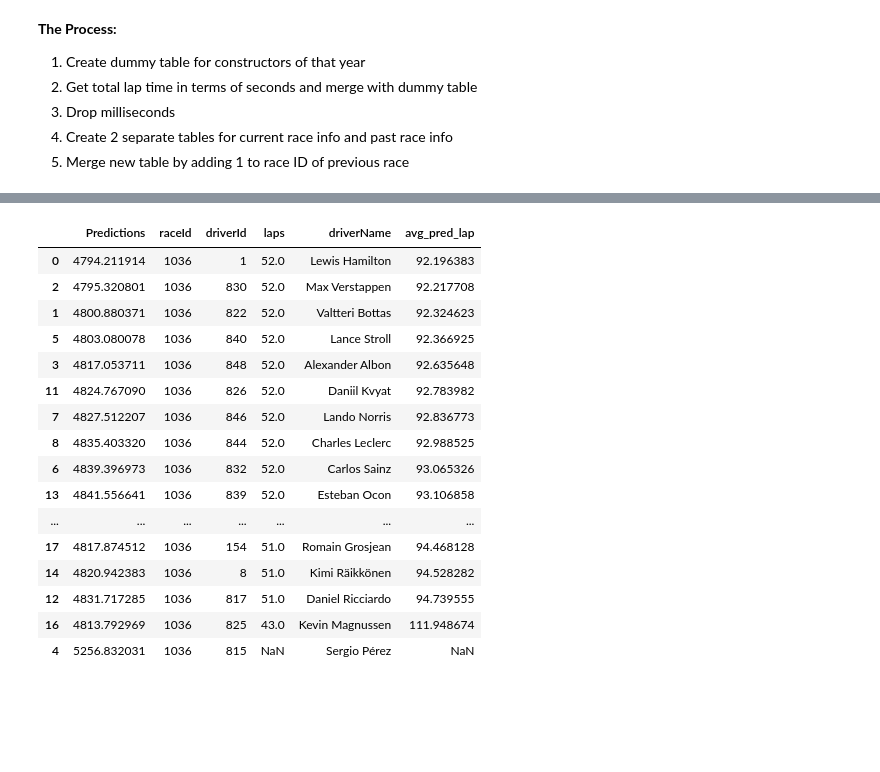
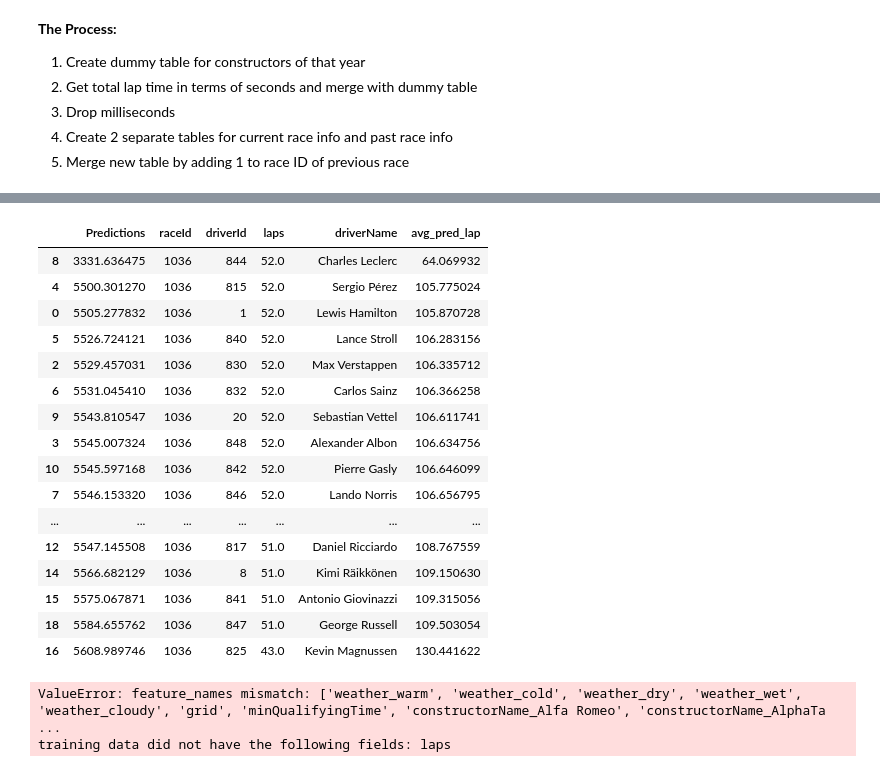
Before and after one commit to abcdefg781/f1.github.io, a Jupyter notebook: Predictive Modeling.ipynb, the cells around one changed output, grey strips where cells are left out. Saved outputs shown, nothing was run; the diff lists cells and outputs as text; code cells hidden in the pictures; blank space fills up the shorter version.

```diff
--- a/Predictive Modeling.ipynb
+++ b/Predictive Modeling.ipynb
@@ -454,0 +648,3 @@ temp2
+# %%
+model.fit(unp_x, unp_y)
+model.score(unp_x, unp_y)
@@ -454,0 +653,11 @@ temp2
+# %%
+sp_preds = model.predict(unp_test_x)
+sp_preds_df = pd.DataFrame({'Predictions' : sp_preds})
+merged_sp_df = pd.merge(sp_preds_df, x_test1[["raceId", "driverId", "laps"]], left_index = True, right_index = True)
+full_sp_df = pd.merge(merged_sp_df, drivers[["driverName", "driverId"]], on = "driverId")
+for i in range(len(full_sp_df["driverName"])):
+    if full_sp_df["driverName"][i] == "Sergio Pérez":
+        full_sp_df["laps"][i] = 52.0
+full_sp_df["avg_lap_time"] = full_sp_df["Predictions"] / full_sp_df.laps
+
+full_sp_df.sort_values("avg_lap_time")
@@ -455,7 +684,6 @@ temp2
 # %%
-# Train on this above data
-x = shortened_df.iloc[:, 6:]
-x = x.drop(columns = "laps")
-x["fastestLapSpeed"] = pd.to_numeric(x["fastestLapSpeed"])
-x["finishingPosition"] = pd.to_numeric(x["finishingPosition"])
-y = shortened_df.iloc[:, 5]
+unp_x = shortened_df.iloc[:, 6:]
+unp_x = unp_x.drop(columns = "laps")
+unp_x["fastestLapSpeed"] = pd.to_numeric(unp_x["fastestLapSpeed"])
+unp_x["finishingPosition"] = pd.to_numeric(unp_x["finishingPosition"])
+unp_y = shortened_df.iloc[:, 5]
@@ -475,0 +690,4 @@ XGBRegressor(base_score=0.5, booster='gbtree', colsample_bylevel=1,
+# %%
+xgb_model = xgb.XGBRegressor(n_estimators = 300, max_depth = 9, random_state = 1)
+xgb_model.fit(unp_x, unp_y)
+xgb_model.score(unp_x, unp_y)
@@ -533,27 +733,30 @@ x_test
 # %%
 # Predict on x_test
-sp_preds = model.predict(x_test)
+sp_preds = xgb_model.predict(x_test)
 sp_preds_df = pd.DataFrame({'Predictions' : sp_preds})
 sp_preds_df
 merged_sp_df = pd.merge(sp_preds_df, x_test1[["raceId", "driverId", "laps"]], left_index = True, right_index = True)
 full_sp_df = pd.merge(merged_sp_df, drivers[["driverName", "driverId"]], on = "driverId")
+for i in range(len(full_sp_df["driverName"])):
+    if full_sp_df["driverName"][i] == "Sergio Pérez":
+        full_sp_df["laps"][i] = 52.0
 full_sp_df["avg_pred_lap"] = full_sp_df.Predictions / full_sp_df.laps
 full_sp_df.sort_values("avg_pred_lap")
 # %% [output]
 |  | Predictions | raceId | driverId | laps | driverName | avg_pred_lap |
-| 0 | 4794.211914 | 1036 | 1 | 52.0 | Lewis Hamilton | 92.196383 |
-| 2 | 4795.320801 | 1036 | 830 | 52.0 | Max Verstappen | 92.217708 |
-| 1 | 4800.880371 | 1036 | 822 | 52.0 | Valtteri Bottas | 92.324623 |
-| 5 | 4803.080078 | 1036 | 840 | 52.0 | Lance Stroll | 92.366925 |
-| 3 | 4817.053711 | 1036 | 848 | 52.0 | Alexander Albon | 92.635648 |
-| 11 | 4824.767090 | 1036 | 826 | 52.0 | Daniil Kvyat | 92.783982 |
-| 7 | 4827.512207 | 1036 | 846 | 52.0 | Lando Norris | 92.836773 |
-| 8 | 4835.403320 | 1036 | 844 | 52.0 | Charles Leclerc | 92.988525 |
-| 6 | 4839.396973 | 1036 | 832 | 52.0 | Carlos Sainz | 93.065326 |
-| 13 | 4841.556641 | 1036 | 839 | 52.0 | Esteban Ocon | 93.106858 |
+| 8 | 3331.636475 | 1036 | 844 | 52.0 | Charles Leclerc | 64.069932 |
+| 4 | 5500.301270 | 1036 | 815 | 52.0 | Sergio Pérez | 105.775024 |
+| 0 | 5505.277832 | 1036 | 1 | 52.0 | Lewis Hamilton | 105.870728 |
+| 5 | 5526.724121 | 1036 | 840 | 52.0 | Lance Stroll | 106.283156 |
+| 2 | 5529.457031 | 1036 | 830 | 52.0 | Max Verstappen | 106.335712 |
+| 6 | 5531.045410 | 1036 | 832 | 52.0 | Carlos Sainz | 106.366258 |
+| 9 | 5543.810547 | 1036 | 20 | 52.0 | Sebastian Vettel | 106.611741 |
+| 3 | 5545.007324 | 1036 | 848 | 52.0 | Alexander Albon | 106.634756 |
+| 10 | 5545.597168 | 1036 | 842 | 52.0 | Pierre Gasly | 106.646099 |
+| 7 | 5546.153320 | 1036 | 846 | 52.0 | Lando Norris | 106.656795 |
 | ... | ... | ... | ... | ... | ... | ... |
-| 17 | 4817.874512 | 1036 | 154 | 51.0 | Romain Grosjean | 94.468128 |
-| 14 | 4820.942383 | 1036 | 8 | 51.0 | Kimi Räikkönen | 94.528282 |
-| 12 | 4831.717285 | 1036 | 817 | 51.0 | Daniel Ricciardo | 94.739555 |
-| 16 | 4813.792969 | 1036 | 825 | 43.0 | Kevin Magnussen | 111.948674 |
-| 4 | 5256.832031 | 1036 | 815 | NaN | Sergio Pérez | NaN |
+| 12 | 5547.145508 | 1036 | 817 | 51.0 | Daniel Ricciardo | 108.767559 |
+| 14 | 5566.682129 | 1036 | 8 | 51.0 | Kimi Räikkönen | 109.150630 |
+| 15 | 5575.067871 | 1036 | 841 | 51.0 | Antonio Giovinazzi | 109.315056 |
+| 18 | 5584.655762 | 1036 | 847 | 51.0 | George Russell | 109.503054 |
+| 16 | 5608.989746 | 1036 | 825 | 43.0 | Kevin Magnussen | 130.441622 |
@@ -562,0 +763,14 @@ sp_2020_predictions.to_csv("./sp_2020_predictions.csv")
+# %%
+xgb_preds = xgb_model.predict(unp_test_x)
+xgb_preds_df = pd.DataFrame({'Predictions' : xgb_preds})
+merged_xgb_df = pd.merge(xgb_preds_df, x_test1[["raceId", "driverId", "laps"]], left_index = True, right_index = True)
+full_xgb_df = pd.merge(merged_xgb_df, drivers[["driverName", "driverId"]], on = "driverId")
+for i in range(len(full_xgb_df["driverName"])):
+    if full_xgb_df["driverName"][i] == "Sergio Pérez":
+        full_xgb_df["laps"][i] = 52.0
+full_xgb_df["avg_lap_time"] = full_xgb_df["Predictions"] / full_xgb_df.laps
+
+full_xgb_df.sort_values("avg_lap_time")
+# %% [output]
+ValueError: feature_names mismatch: ['weather_warm', 'weather_cold', 'weather_dry', 'weather_wet', 'weather_cloudy', 'grid', 'minQualifyingTime', 'constructorName_Alfa Romeo', 'constructorName_AlphaTa ...
+training data did not have the following fields: laps
```
Also changed, not shown: parts of 55 cells of this notebook, 5 other files.
